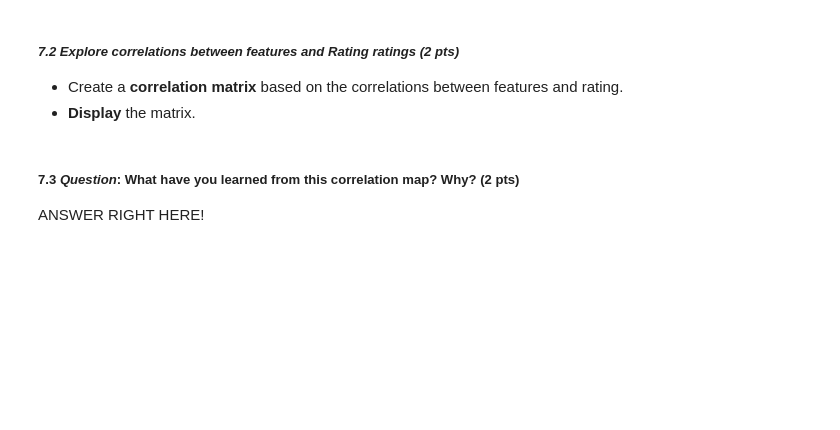
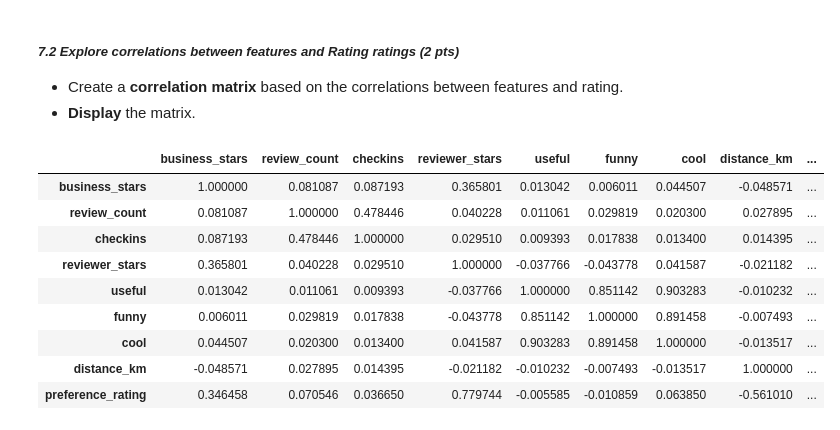
Before and after one commit to AidanBuergin/ML_Classifiers_Clustering, a Jupyter notebook: CMSC320-Homework04-ML_Classifiers_Clustering.ipynb, the cells around one changed output. Saved outputs shown, nothing was run; the diff lists cells and outputs as text; code cells hidden in the pictures; blank space fills up the shorter version.

```diff
--- a/CMSC320-Homework04-ML_Classifiers_Clustering.ipynb
+++ b/CMSC320-Homework04-ML_Classifiers_Clustering.ipynb
@@ -733,8 +796,20 @@ for feature in histogram_pd.columns[:-1]:  # Exclude 'rating' column
 # %%
 # Correlation Matrix
 # ANSWER STARTING HERE
+corr_matrix = histogram_pd.corr()
+
+# Display the full correlation matrix
+display(corr_matrix)
 
 # ANSWER ENDS HERE
+# %% [output]
+|  | business_stars | review_count | checkins | reviewer_stars | useful | funny | cool | distance_km | ... |
+| business_stars | 1.000000 | 0.081087 | 0.087193 | 0.365801 | 0.013042 | 0.006011 | 0.044507 | -0.048571 | ... |
+| review_count | 0.081087 | 1.000000 | 0.478446 | 0.040228 | 0.011061 | 0.029819 | 0.020300 | 0.027895 | ... |
+| checkins | 0.087193 | 0.478446 | 1.000000 | 0.029510 | 0.009393 | 0.017838 | 0.013400 | 0.014395 | ... |
+| reviewer_stars | 0.365801 | 0.040228 | 0.029510 | 1.000000 | -0.037766 | -0.043778 | 0.041587 | -0.021182 | ... |
+| useful | 0.013042 | 0.011061 | 0.009393 | -0.037766 | 1.000000 | 0.851142 | 0.903283 | -0.010232 | ... |
+| funny | 0.006011 | 0.029819 | 0.017838 | -0.043778 | 0.851142 | 1.000000 | 0.891458 | -0.007493 | ... |
+| cool | 0.044507 | 0.020300 | 0.013400 | 0.041587 | 0.903283 | 0.891458 | 1.000000 | -0.013517 | ... |
+| distance_km | -0.048571 | 0.027895 | 0.014395 | -0.021182 | -0.010232 | -0.007493 | -0.013517 | 1.000000 | ... |
+| preference_rating | 0.346458 | 0.070546 | 0.036650 | 0.779744 | -0.005585 | -0.010859 | 0.063850 | -0.561010 | ... |
-# %% [markdown]
-##### **7.3 *Question*: What have you learned from this correlation map? Why? (2 pts)**
-ANSWER RIGHT HERE!
```
Also changed, not shown: parts of 13 cells of this notebook.
